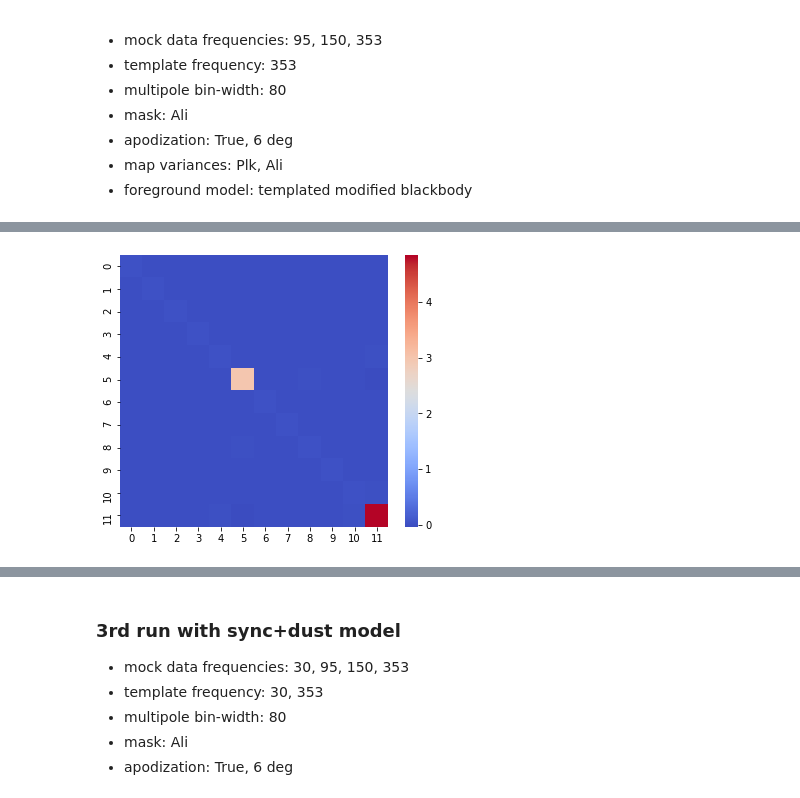
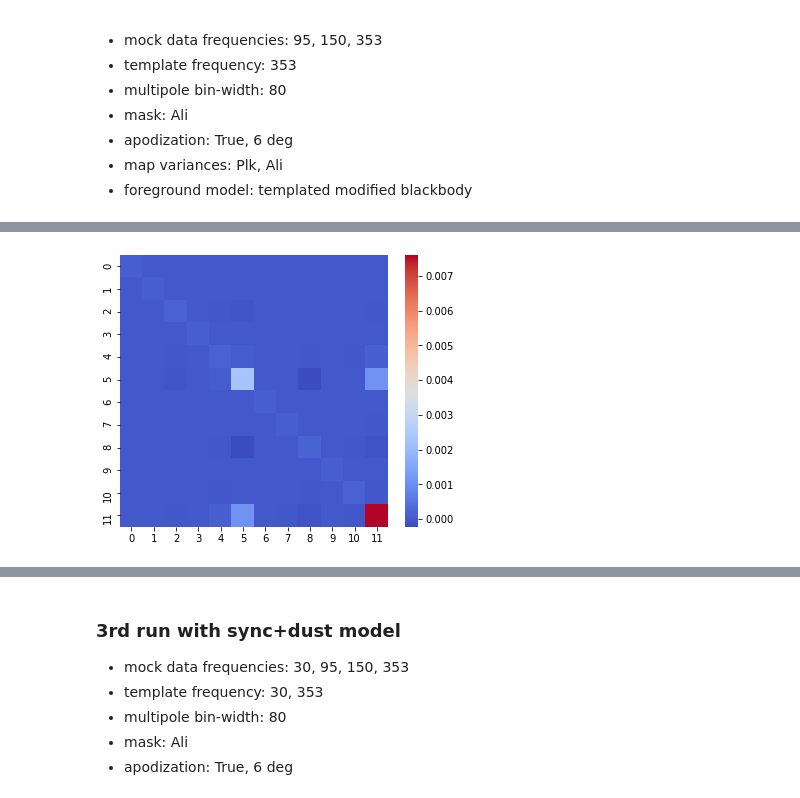
Before and after one commit to gioacchinowang/afra, a Jupyter notebook: tutorials/tutorial08.ipynb, the cells around one changed output, grey strips where cells are left out. Drawn from its saved outputs; the diff is of its cells as text; code cells hidden in the pictures.

```diff
--- a/tutorials/tutorial08.ipynb
+++ b/tutorials/tutorial08.ipynb
@@ -41,10 +43,10 @@ map95 = hp.smoothing(map95+mapcmb,fwhm=fwhm[1])
 map150 = hp.smoothing(map150+mapcmb,fwhm=fwhm[2])
 map353 = hp.smoothing(map353+mapcmb,fwhm=fwhm[3])
 
-vmap30 = hp.read_map('./data/plkvar_30.fits',field=[0,1,2],dtype=np.float32,verbose=0)
+vmap30 = hp.read_map('./data/plkvar_30.fits',field=[0,1,2],dtype=np.float32,verbose=0)*0.0025
 vmap95 = hp.read_map('./data/alivar_95.fits',field=[0,1,2],dtype=np.float32,verbose=0)
 vmap150 = hp.read_map('./data/alivar_150.fits',field=[0,1,2],dtype=np.float32,verbose=0)
-vmap353 = hp.read_map('./data/plkvar_353.fits',field=[0,1,2],dtype=np.float32,verbose=0)
+vmap353 = hp.read_map('./data/plkvar_353.fits',field=[0,1,2],dtype=np.float32,verbose=0)*0.0025
 
 mask = hp.read_map('./data/ali_mask.fits',dtype=bool,verbose=False)
 
@@ -184,7 +186,7 @@ Wall time: 13.3 s
 
 FREQS = [95.,150.,353.]
 NMAP = 2
-RESAMP = 60
+RESAMP = 30
 APOSCALE = 6.
 PSBIN = 80
 
@@ -239,4 +241,4 @@ Wall time: 14min 59s
-[figure, old version]
+[figure, new version]
 # %%
 %%time
 
```
Also changed, not shown: parts of 8 cells of this notebook, 8 other files.
